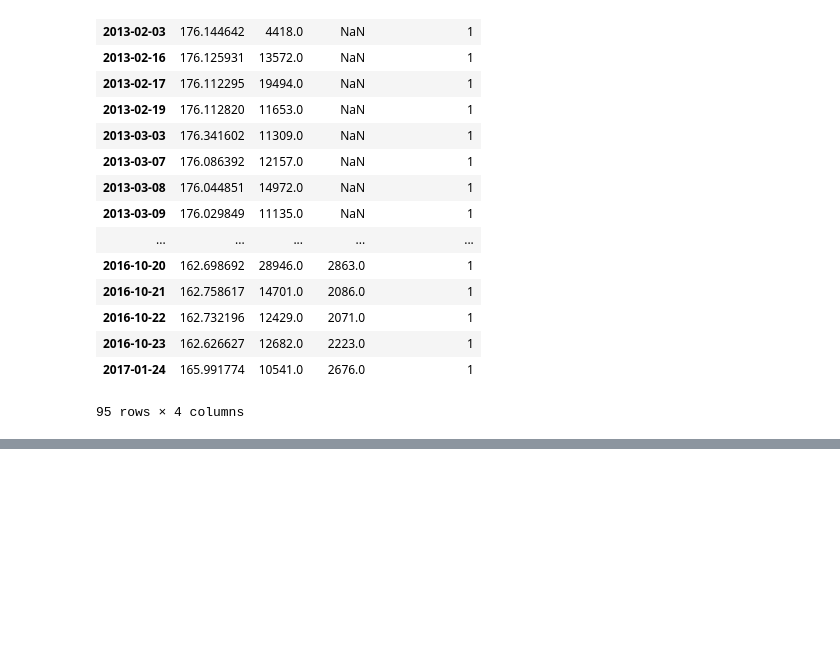
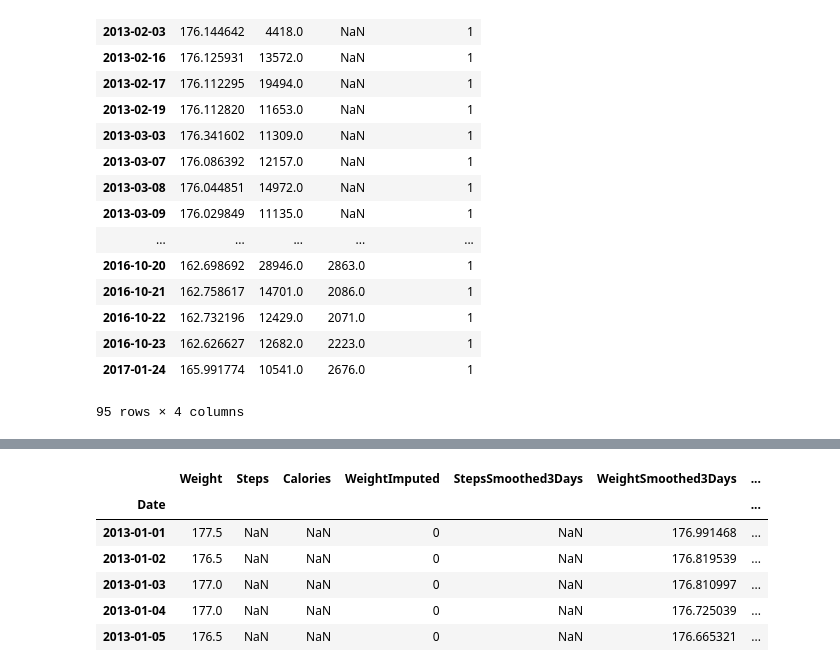
Before and after one commit to jamieinfinity/worldline-wgt, a Jupyter notebook: scratchpad/gathering_data/gather_data.ipynb, the cells around one changed output, grey strips where cells are left out. Cells and saved outputs as stored; diff of their text form; code cells hidden in the pictures; blank space fills up the shorter version.

```diff
--- a/scratchpad/gathering_data/gather_data.ipynb
+++ b/scratchpad/gathering_data/gather_data.ipynb
@@ -390,0 +460,10 @@ db_df[db_df['WeightImputed']==1]
+# %%
+db_new.head(5)
+# %% [output]
+|  | Weight | Steps | Calories | WeightImputed | StepsSmoothed3Days | WeightSmoothed3Days | ... |
+| Date |  |  |  |  |  |  | ... |
+| 2013-01-01 | 177.5 | NaN | NaN | 0 | NaN | 176.991468 | ... |
+| 2013-01-02 | 176.5 | NaN | NaN | 0 | NaN | 176.819539 | ... |
+| 2013-01-03 | 177.0 | NaN | NaN | 0 | NaN | 176.810997 | ... |
+| 2013-01-04 | 177.0 | NaN | NaN | 0 | NaN | 176.725039 | ... |
+| 2013-01-05 | 176.5 | NaN | NaN | 0 | NaN | 176.665321 | ... |
```
Also changed, not shown: parts of 9 cells of this notebook, 2 other files.
